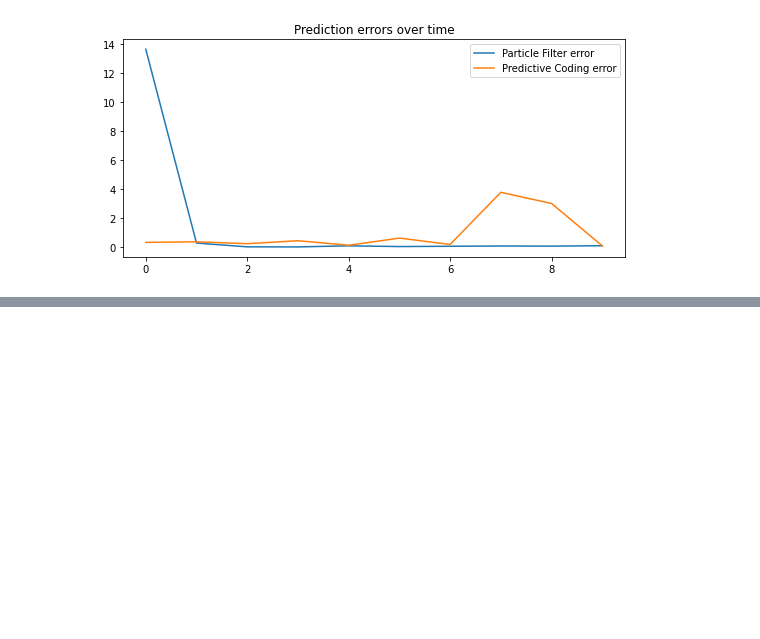
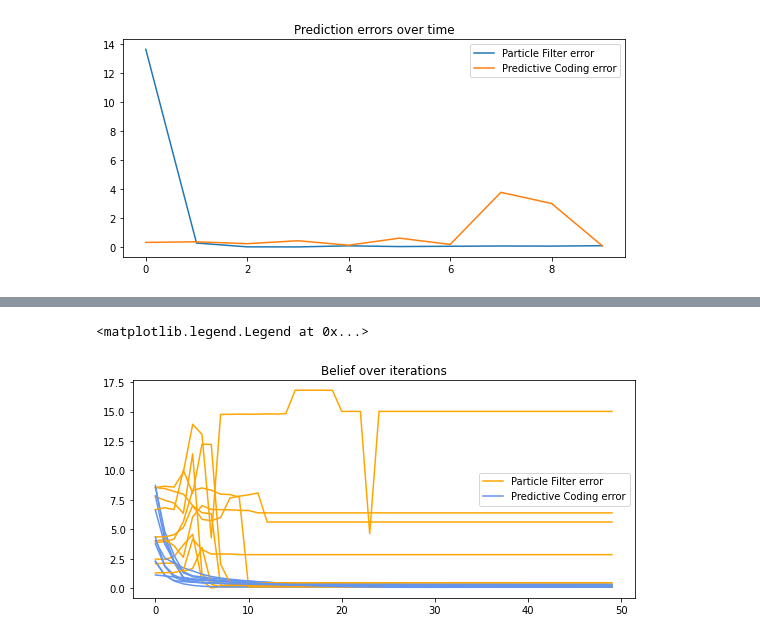
Before and after one commit to daniel-burghardt/predictive-coding-slam, a Jupyter notebook: corridor_two_axis/ANN_&_FEP_model_corridor_two.ipynb, the cells around one changed output, grey strips where cells are left out. Drawn from its saved outputs; the diff is of its cells as text; code cells hidden in the pictures; blank space fills up the shorter version.

Commit message:
stats fair

```diff
--- a/corridor_two_axis/ANN_&_FEP_model_corridor_two.ipynb
+++ b/corridor_two_axis/ANN_&_FEP_model_corridor_two.ipynb
@@ -368,6 +387,6 @@ Final belief of x: [0.44861091 0.43115275]
 # %%
-def load_comparative():
-    with open("two_axis_statistics_inferred_poses.json", "r") as read_file:
+def load_comparative(file):
+    with open(file, "r") as read_file:
         data = json.load(read_file)
 
         inferred = np.array(list(map(lambda x: [
@@ -392,7 +411,7 @@ def load_comparative():
 
     return inferred, true, ranges
 
-stat_inferred, stat_true, stat_ranges = load_comparative()
+stat_inferred, stat_true, stat_ranges = load_comparative('two_axis_statistics_inferred_poses.json')
 
 plt.scatter(stat_true[:,1], stat_true[:,0], label='True');
 plt.ylim([1.5, 4.63])
@@ -448,0 +536,29 @@ axs6.legend()
+# %%
+error_amcl = []
+error_model = []
+
+fig7, axs7 = plt.subplots()
+fig7.set_figwidth(9)
+for i in range(len(stats_data)):
+    stats_sample = stats_data[i]
+    diffs_particle = abs(stats_sample.amcl_inferred - stats_sample.true)
+    diffs_model = abs(stats_sample.model_inferred - stats_sample.true)
+
+    errors_particle = np.array(list(map(lambda x: math.sqrt(math.pow(x[0], 2) + math.pow(x[1], 2)), diffs_particle)))
+    errors_model = np.array(list(map(lambda x: math.sqrt(math.pow(x[0], 2) + math.pow(x[1], 2)), diffs_model)))
+
+    if i == 0:
+        error_amcl = np.array([errors_particle])
+        error_model = np.array([errors_model])
+    else:
+        error_amcl = np.append(error_amcl, [errors_particle], axis = 0)
+        error_model = np.append(error_model, [errors_model], axis = 0)
+
+    axs7.set_title('Belief over iterations')
+    axs7.plot(np.arange(len(errors_particle)), errors_particle, color='orange', label='Particle Filter error');
+    axs7.plot(np.arange(len(errors_model)), errors_model, color='cornflowerblue', label='Predictive Coding error');
+
+axs7.legend(['Particle Filter error', 'Predictive Coding error'])
+# %% [output]
+<matplotlib.legend.Legend at 0x...>
+[figure, added]
```
Also changed, not shown: parts of 8 cells of this notebook, 1 other file.
